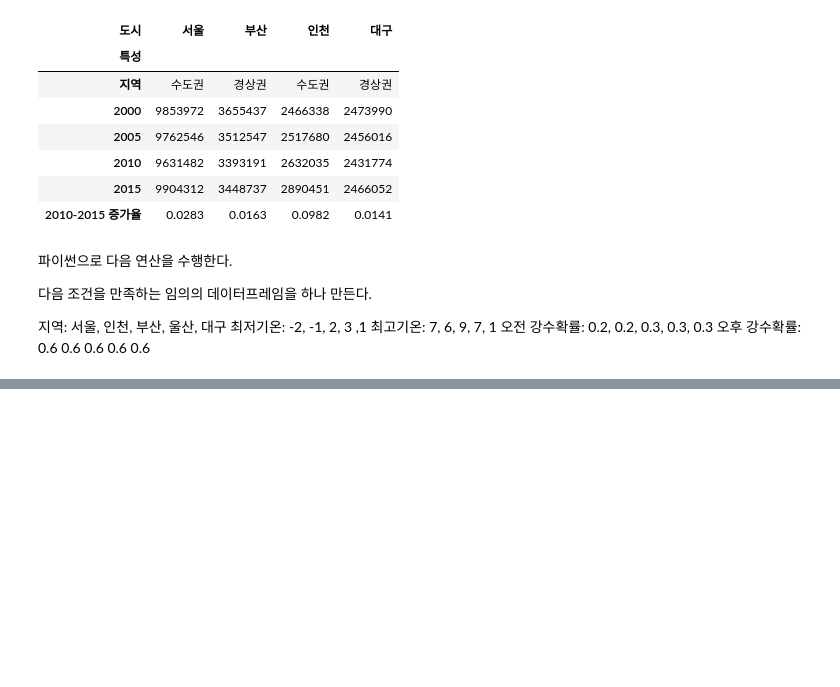
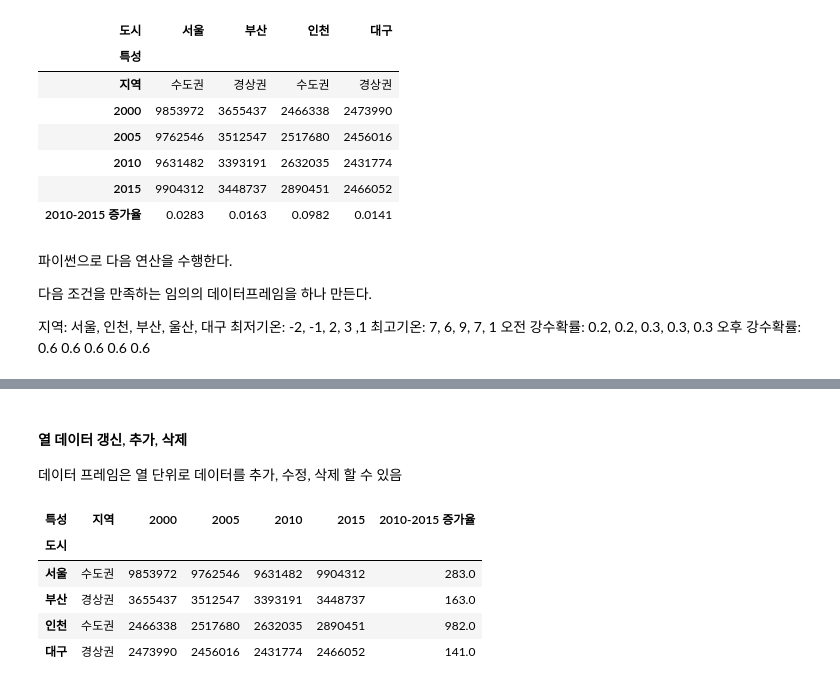
Before and after one commit to devKMC/python, a Jupyter notebook: pandas_data_analysis/pandas_class.ipynb, the cells around one changed output, grey strips where cells are left out. Cells and saved outputs as stored; diff of their text form; code cells hidden in the pictures; blank space fills up the shorter version.

```diff
--- a/pandas_data_analysis/pandas_class.ipynb
+++ b/pandas_data_analysis/pandas_class.ipynb
@@ -540,0 +543,14 @@ df
+# %% [markdown]
+#### 열 데이터 갱신, 추가, 삭제
+데이터 프레임은 열 단위로 데이터를 추가, 수정, 삭제 할 수 있음
+# %%
+#수정(갱신)
+df['2010-2015 증가율'] = df['2010-2015 증가율']*100
+df
+# %% [output]
+| 특성 | 지역 | 2000 | 2005 | 2010 | 2015 | 2010-2015 증가율 |
+| 도시 |  |  |  |  |  |  |
+| 서울 | 수도권 | 9853972 | 9762546 | 9631482 | 9904312 | 283.0 |
+| 부산 | 경상권 | 3655437 | 3512547 | 3393191 | 3448737 | 163.0 |
+| 인천 | 수도권 | 2466338 | 2517680 | 2632035 | 2890451 | 982.0 |
+| 대구 | 경상권 | 2473990 | 2456016 | 2431774 | 2466052 | 141.0 |
```
Also changed, not shown: parts of 28 cells of this notebook.
